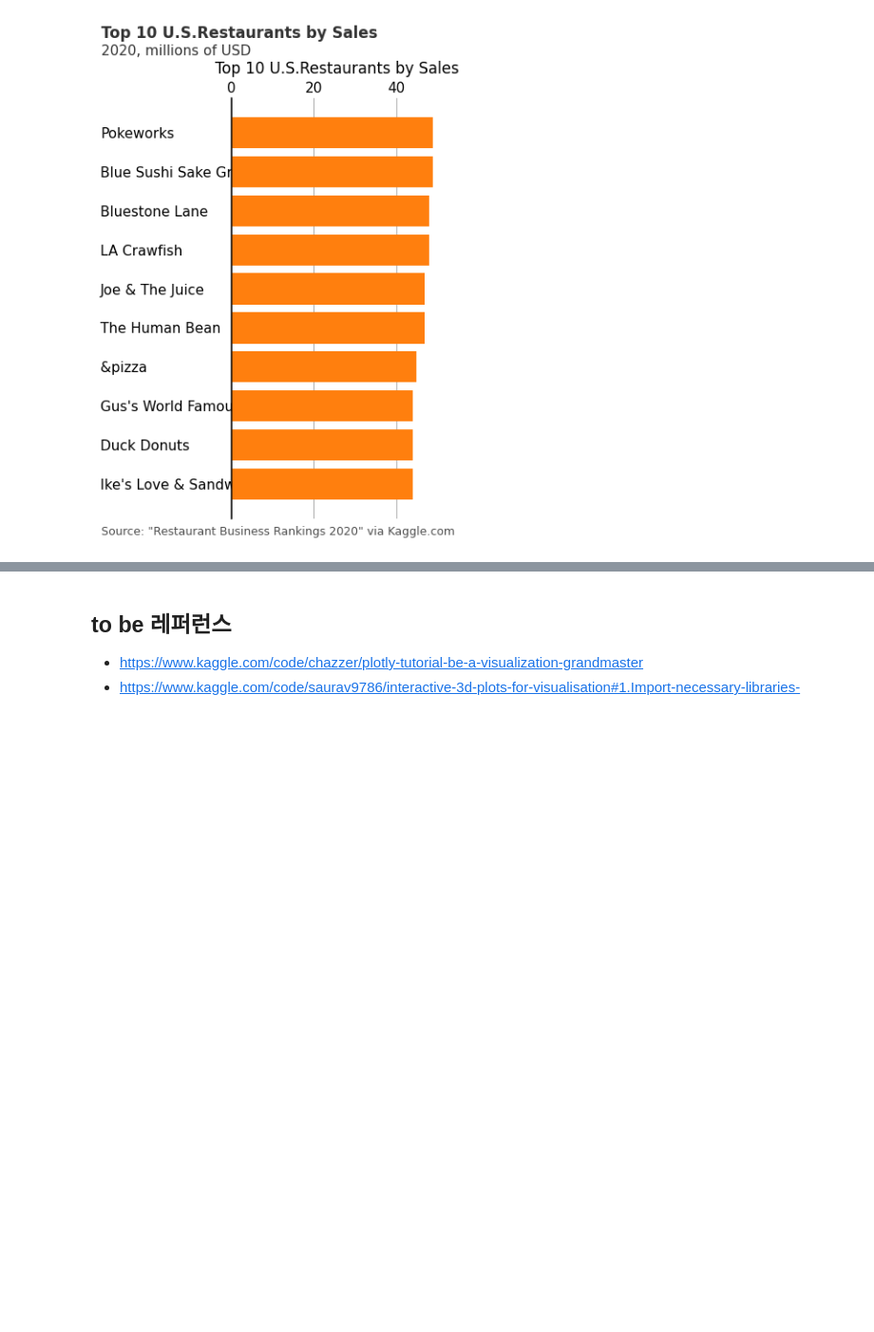
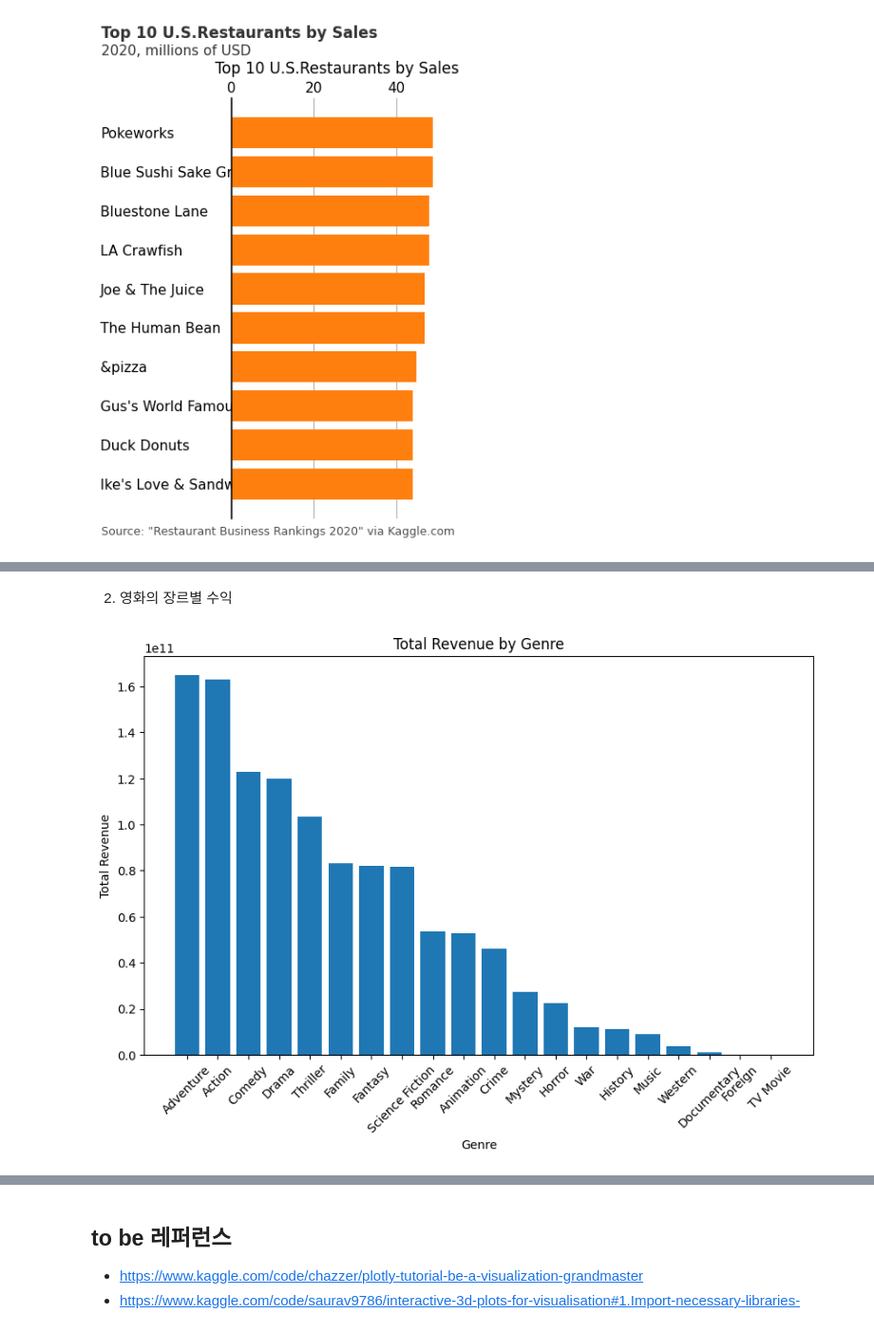
Before and after one commit to normalstory/2024AI_CoachingStudy, a Jupyter notebook: week2_2Matplotlib2.ipynb, the cells around one changed output, grey strips where cells are left out. Shown at 95% size. Drawn from its saved outputs; the diff is of its cells as text; code cells hidden in the pictures; blank space fills up the shorter version.

```diff
--- a/week2_2Matplotlib2.ipynb
+++ b/week2_2Matplotlib2.ipynb
@@ -706,0 +773,28 @@ Text(-0.35, 0.08, 'Source: "Restaurant Business Rankings 2020" via Kaggle.com')
+# %% [markdown]
+2. 영화의 장르별 수익
+# %%
+import json
+from collections import defaultdict
+
+# 장르별 수익 계산
+genre_revenue = defaultdict(float)
+
+for _, row in movies.iterrows():
+    genres = json.loads(row['genres'].replace("'", '"'))
+    revenue = row['revenue']
+    for genre in genres:
+        genre_revenue[genre['name']] += revenue
+
+# 데이터프레임으로 변환
+genre_revenue_df = pd.DataFrame(list(genre_revenue.items()), columns=['Genre', 'Total Revenue']).sort_values(by='Total Revenue', ascending=False)
+
+# 시각화
+plt.figure(figsize=(10, 6))
+plt.bar(genre_revenue_df['Genre'], genre_revenue_df['Total Revenue'])
+plt.title('Total Revenue by Genre')
+plt.xlabel('Genre')
+plt.ylabel('Total Revenue')
+plt.xticks(rotation=45)
+plt.show()
+# %% [output]
+[figure, added]
```
Also changed, not shown: parts of 12 cells of this notebook, 1 other file.
